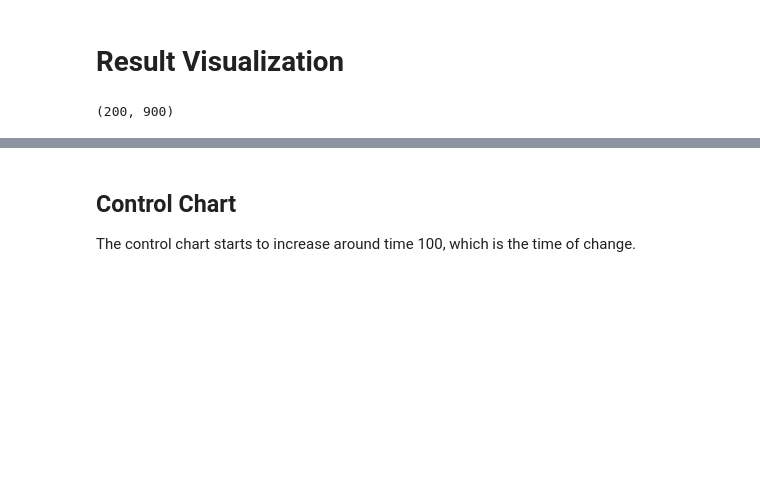
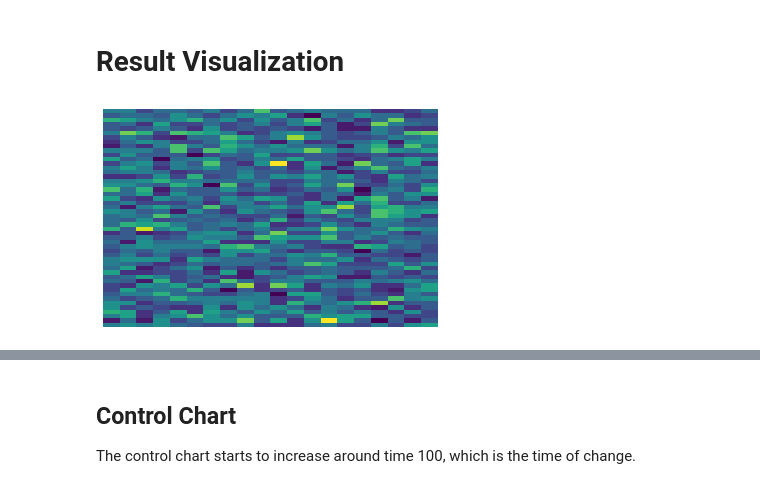
Before and after one commit to hyan46/ExtendedTSSRP, a Jupyter notebook: ETSSRP_Visualization.ipynb, the cells around one changed output, grey strips where cells are left out. Drawn from its saved outputs; the diff is of its cells as text; code cells hidden in the pictures; blank space fills up the shorter version.

```diff
--- a/ETSSRP_Visualization.ipynb
+++ b/ETSSRP_Visualization.ipynb
@@ -149,7 +115,15 @@ imodel = 0
 model = model_all[imodel]
 
 sequential_statistics_topRsum, sensor_selection_history, failure_mode_history, i,sequential_statistics= model.compute_monitoring_statistics(x[0],T0,-1)
-# %%
-x[0].shape
-# %% [output]
-(200, 900)
+# %%
+from collections import Counter
+count_distr = Counter(sensor_selection_history[:T0].reshape(-1) ).items()
+
+distr = np.zeros(1000)
+for i,v in count_distr:
+    distr[int(i)] = v
+plt.imshow(distr.reshape(50,20),aspect='auto')
+plt.axis('off')
+plt.savefig('IC_long.eps')
+# %% [output]
+[figure, added]
```
Also changed, not shown: parts of 22 cells of this notebook, 4 other files.
